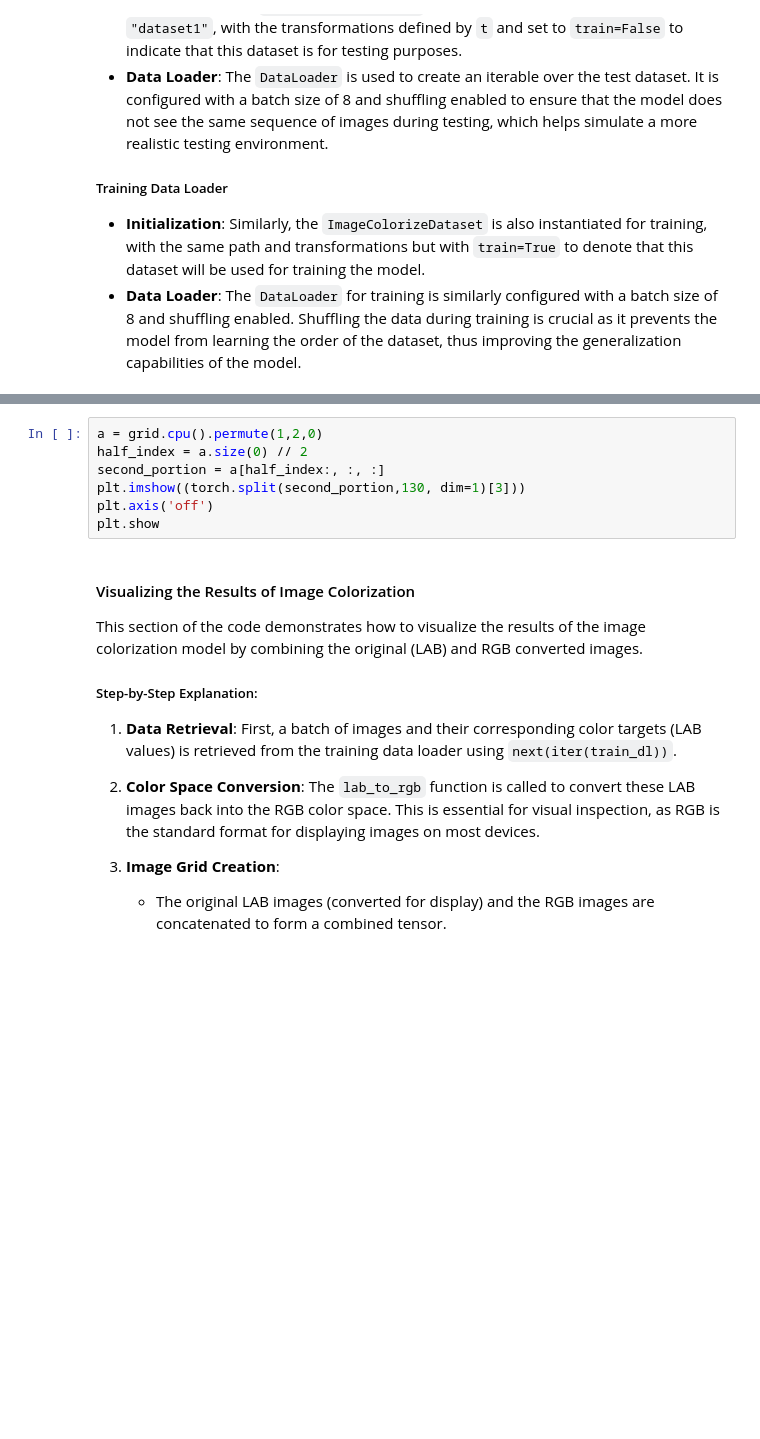
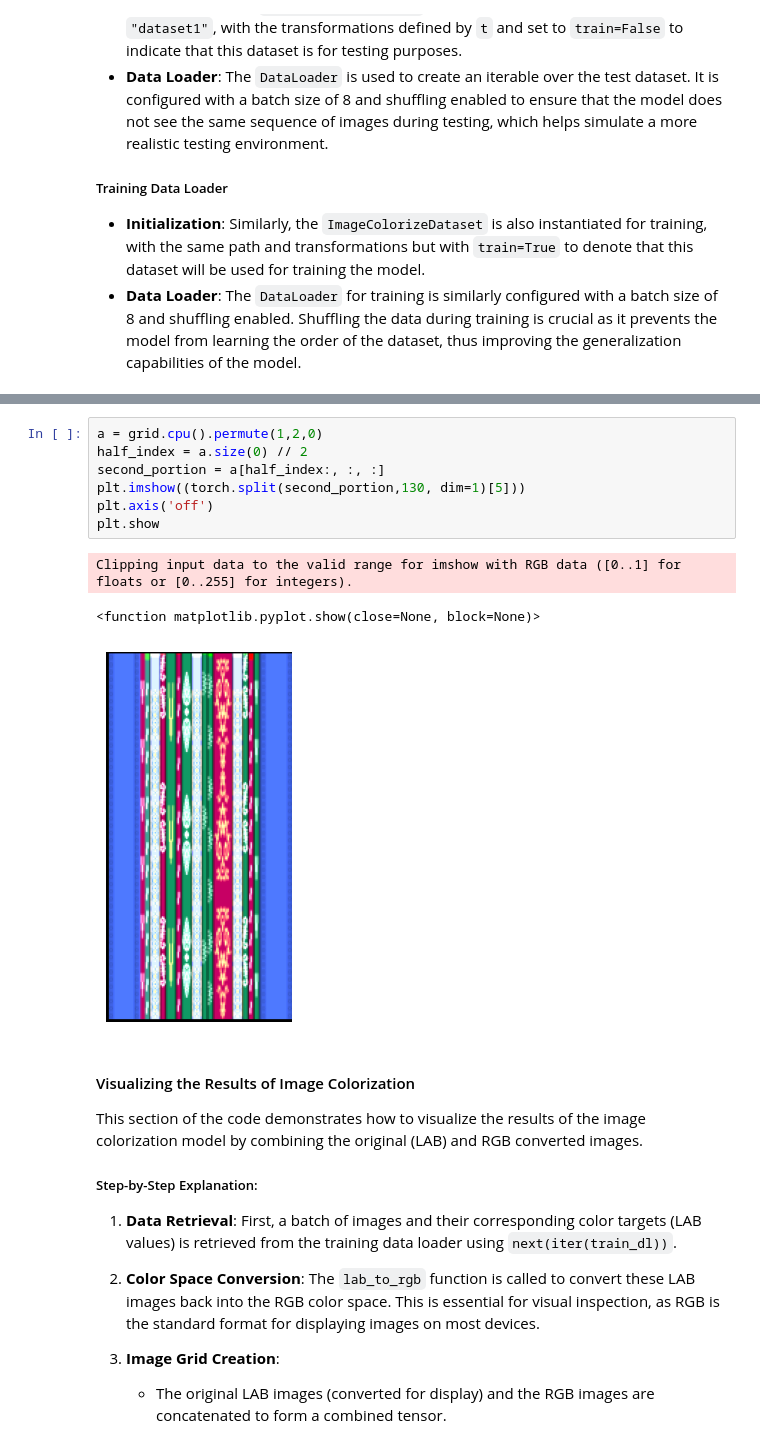
Before and after one commit to rachelrdmk/FinalResearch-Colorization-Ulos-using-ConditionalGAN, a Jupyter notebook: Image Colorization using cGAN.ipynb, the cells around one changed output, grey strips where cells are left out. Saved outputs shown, nothing was run; the diff lists cells and outputs as text; blank space fills up the shorter version.

```diff
--- a/Image Colorization using cGAN.ipynb
+++ b/Image Colorization using cGAN.ipynb
@@ -310,10 +315,14 @@ plt.show
 # %%
 a = grid.cpu().permute(1,2,0)
 half_index = a.size(0) // 2
 second_portion = a[half_index:, :, :]
-plt.imshow((torch.split(second_portion,130, dim=1)[3]))
+plt.imshow((torch.split(second_portion,130, dim=1)[5]))
 plt.axis('off')
 plt.show
+# %% [output]
+Clipping input data to the valid range for imshow with RGB data ([0..1] for floats or [0..255] for integers).
+<function matplotlib.pyplot.show(close=None, block=None)>
+[figure, added]
 # %% [markdown]
 #### Visualizing the Results of Image Colorization
 
```
Also changed, not shown: parts of 12 cells of this notebook.
